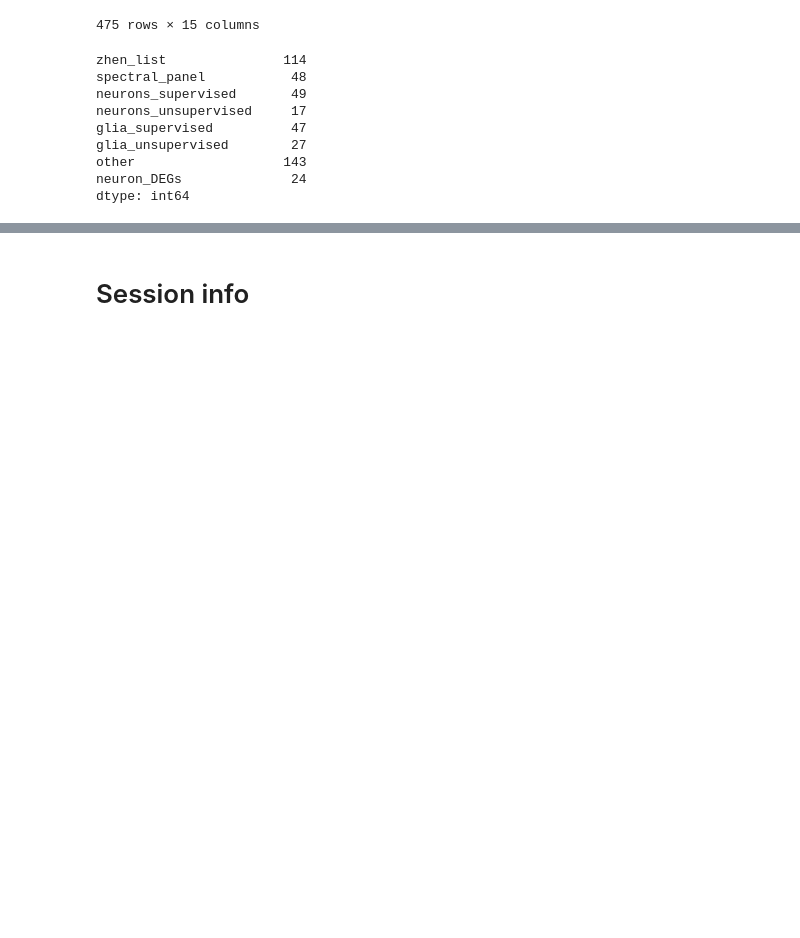
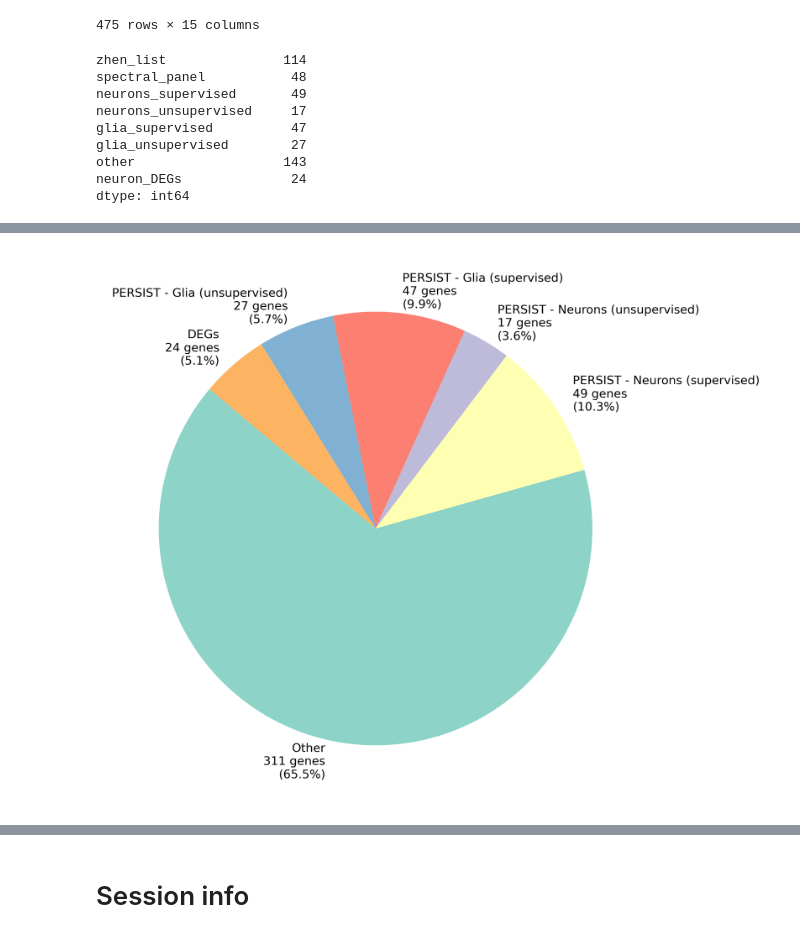
Before and after one commit to aifimmunology/spatial_drg_colon_bladder, a Jupyter notebook: 03_finalization/06_FINALIZE.ipynb, the cells around one changed output, grey strips where cells are left out. Cells and saved outputs as stored; diff of their text form; code cells hidden in the pictures; blank space fills up the shorter version.

```diff
--- a/03_finalization/06_FINALIZE.ipynb
+++ b/03_finalization/06_FINALIZE.ipynb
@@ -425,3 +430,9 @@ panel_filtered
 # %%
 filename = Path(output_dir) / "2025-07-11_drg-draft-panel-filtered.csv"
 #panel_filtered.to_csv(filename, index=False)
+# %%
+# List of genes to set as True
+zhen_genes = ["Siglecf", "Cd200r3", "Itga2", "Gata3", "Thy1", "Il5", "S100a8", "S100a9"]
+
+# Update the 'zhen_list' column based on Gene match
+panel_filtered.loc[panel_filtered['Gene'].isin(zhen_genes), 'zhen_list'] = True
@@ -427,0 +441,41 @@ filename = Path(output_dir) / "2025-07-11_drg-draft-panel-filtered.csv"
+# %%
+plt.rcParams['figure.dpi'] = 300
+# %%
+import pandas as pd
+import matplotlib.pyplot as plt
+import seaborn as sns
+
+# Define grouped categories in desired display order
+group_map = {
+    'Other': ['zhen_list', 'spectral_panel', 'other'],
+    'PERSIST - Neurons (supervised)': ['neurons_supervised'],
+    'PERSIST - Neurons (unsupervised)': ['neurons_unsupervised'],
+    'PERSIST - Glia (supervised)': ['glia_supervised'],
+    'PERSIST - Glia (unsupervised)': ['glia_unsupervised'],
+    'DEGs': ['neuron_DEGs']
+}
+
+# Count genes per group (keep group_map order)
+group_tally = {
+    group: panel_filtered[cols].any(axis=1).sum()
+    for group, cols in group_map.items()
+}
+
+# Prepare pie chart data (no sorting)
+labels = [
+    f"{group}\n{count} genes\n({count/sum(group_tally.values()):.1%})"
+    for group, count in group_tally.items()
+]
+values = list(group_tally.values())
+
+# Set a consistent color palette
+colors = sns.color_palette("Set3", n_colors=len(group_tally))
+
+# Plot
+plt.figure(figsize=(8, 8))
+plt.pie(values, labels=labels, colors=colors, startangle=140)
+plt.title("")
+plt.tight_layout()
+plt.show()
+# %% [output]
+[figure, added]
```
Also changed, not shown: parts of 5 cells of this notebook, 1 other file.
